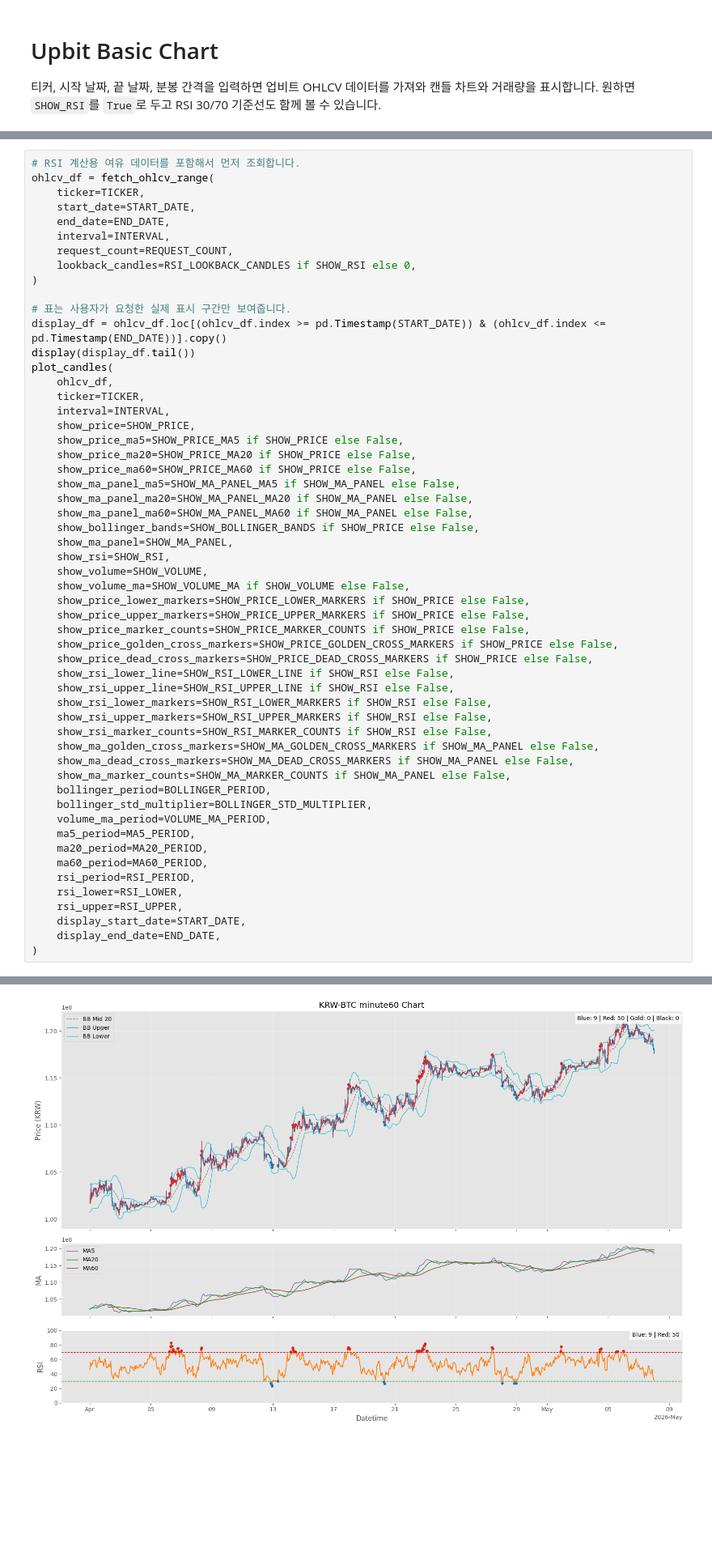
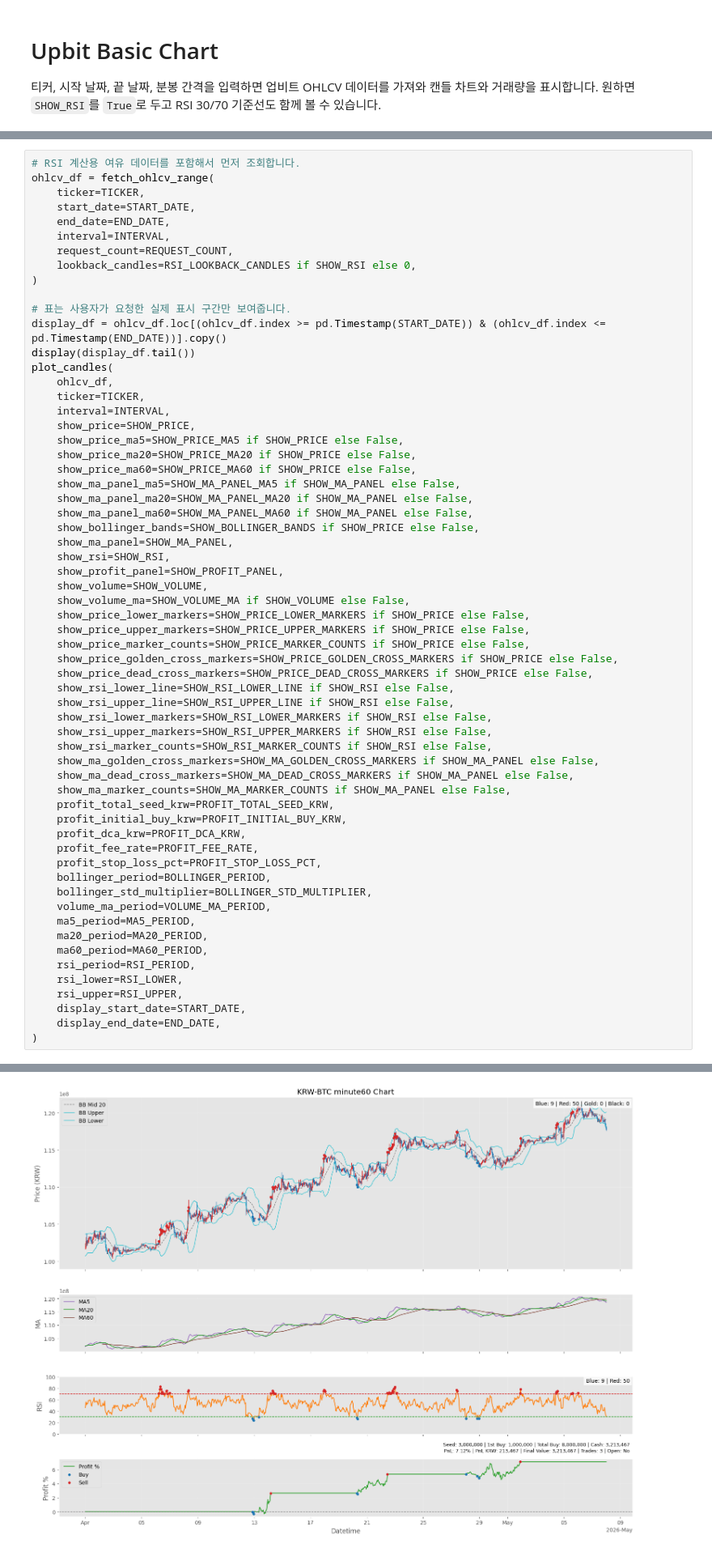
Before and after one commit to indextrown/Bitcoin, a Jupyter notebook: backtesting/upbit_basic_chart.ipynb, the cells around one changed output, grey strips where cells are left out. Shown at 81% size. Saved outputs shown, nothing was run; the diff lists cells and outputs as text; blank space fills up the shorter version.

```diff
--- a/backtesting/upbit_basic_chart.ipynb
+++ b/backtesting/upbit_basic_chart.ipynb
@@ -462,6 +610,7 @@ plot_candles(
     show_bollinger_bands=SHOW_BOLLINGER_BANDS if SHOW_PRICE else False,
     show_ma_panel=SHOW_MA_PANEL,
     show_rsi=SHOW_RSI,
+    show_profit_panel=SHOW_PROFIT_PANEL,
     show_volume=SHOW_VOLUME,
     show_volume_ma=SHOW_VOLUME_MA if SHOW_VOLUME else False,
     show_price_lower_markers=SHOW_PRICE_LOWER_MARKERS if SHOW_PRICE else False,
@@ -469,31 +618,36 @@ plot_candles(
     show_price_marker_counts=SHOW_PRICE_MARKER_COUNTS if SHOW_PRICE else False,
     show_price_golden_cross_markers=SHOW_PRICE_GOLDEN_CROSS_MARKERS if SHOW_PRICE else False,
     show_price_dead_cross_markers=SHOW_PRICE_DEAD_CROSS_MARKERS if SHOW_PRICE else False,
     show_rsi_lower_line=SHOW_RSI_LOWER_LINE if SHOW_RSI else False,
     show_rsi_upper_line=SHOW_RSI_UPPER_LINE if SHOW_RSI else False,
     show_rsi_lower_markers=SHOW_RSI_LOWER_MARKERS if SHOW_RSI else False,
     show_rsi_upper_markers=SHOW_RSI_UPPER_MARKERS if SHOW_RSI else False,
     show_rsi_marker_counts=SHOW_RSI_MARKER_COUNTS if SHOW_RSI else False,
     show_ma_golden_cross_markers=SHOW_MA_GOLDEN_CROSS_MARKERS if SHOW_MA_PANEL else False,
     show_ma_dead_cross_markers=SHOW_MA_DEAD_CROSS_MARKERS if SHOW_MA_PANEL else False,
     show_ma_marker_counts=SHOW_MA_MARKER_COUNTS if SHOW_MA_PANEL else False,
+    profit_total_seed_krw=PROFIT_TOTAL_SEED_KRW,
+    profit_initial_buy_krw=PROFIT_INITIAL_BUY_KRW,
+    profit_dca_krw=PROFIT_DCA_KRW,
+    profit_fee_rate=PROFIT_FEE_RATE,
+    profit_stop_loss_pct=PROFIT_STOP_LOSS_PCT,
     bollinger_period=BOLLINGER_PERIOD,
     bollinger_std_multiplier=BOLLINGER_STD_MULTIPLIER,
     volume_ma_period=VOLUME_MA_PERIOD,
     ma5_period=MA5_PERIOD,
     ma20_period=MA20_PERIOD,
     ma60_period=MA60_PERIOD,
     rsi_period=RSI_PERIOD,
     rsi_lower=RSI_LOWER,
     rsi_upper=RSI_UPPER,
     display_start_date=START_DATE,
     display_end_date=END_DATE,
 )
 # %% [output]
 |  | open | high | low | close | volume | value |
 | 2026-05-07 20:00:00 | 118858000.0 | 119141000.0 | 118800000.0 | 118841000.0 | 38.794900 | 4.614021e+09 |
 | 2026-05-07 21:00:00 | 118870000.0 | 119193000.0 | 118837000.0 | 119138000.0 | 40.791206 | 4.855186e+09 |
 | 2026-05-07 22:00:00 | 119139000.0 | 119155000.0 | 118200000.0 | 118552000.0 | 128.489332 | 1.523449e+10 |
 | 2026-05-07 23:00:00 | 118525000.0 | 118620000.0 | 118000000.0 | 118048000.0 | 111.968604 | 1.323868e+10 |
 | 2026-05-08 00:00:00 | 118050000.0 | 118196000.0 | 117580000.0 | 117763000.0 | 138.533816 | 1.633073e+10 |
-[figure, old version]
+[figure, new version]
```
Also changed, not shown: parts of 1 cell of this notebook.
